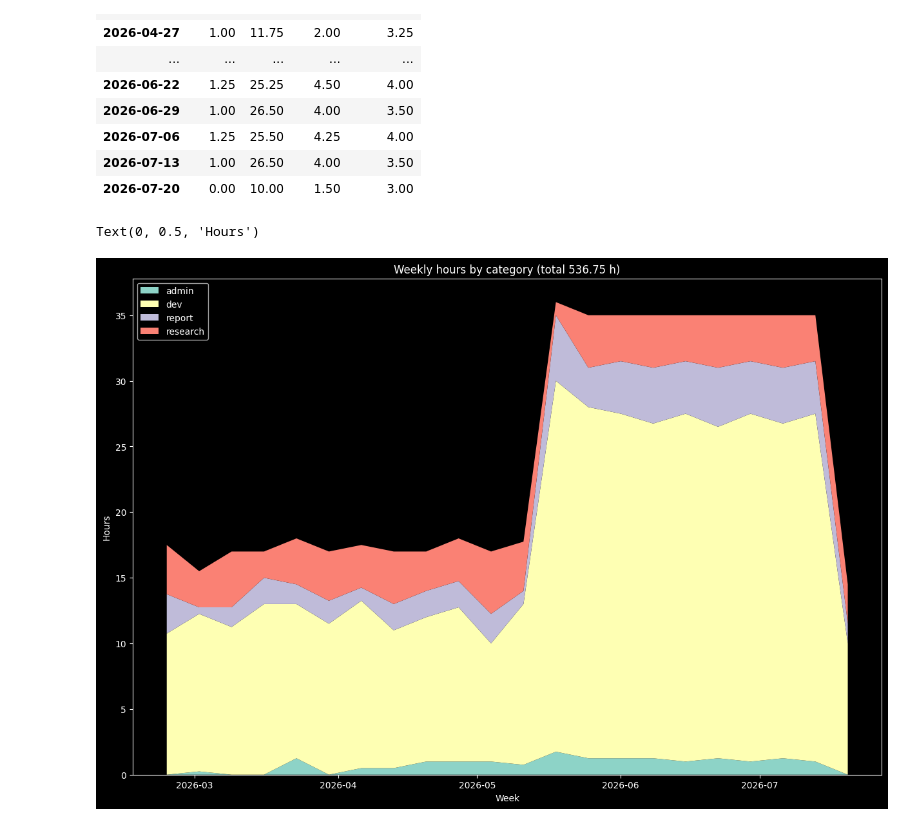
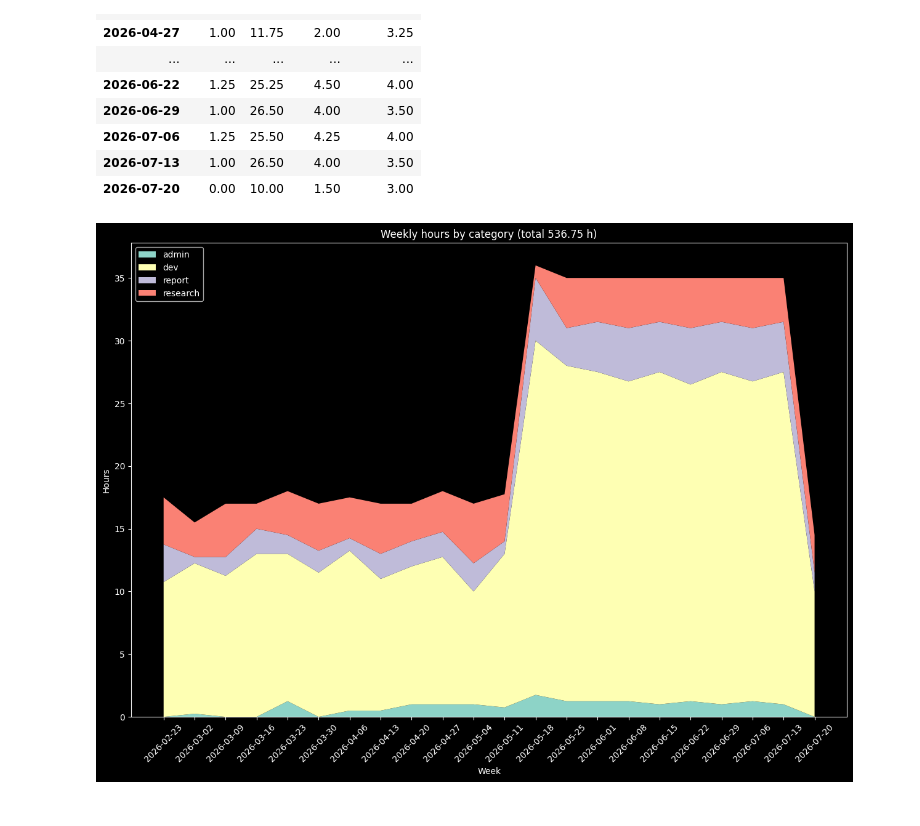
Before and after one commit to ansermgw/work-journal-tool, a Jupyter notebook: prototype.ipynb, the cells around one changed output. Cells and saved outputs as stored; diff of their text form; code cells hidden in the pictures.

Commit message:
feat: update visualisation

```diff
--- a/prototype.ipynb
+++ b/prototype.ipynb
@@ -63,16 +63,20 @@ weekly_df_pivoted
 # %%
 fig, ax = plt.subplots(figsize=(15, 10))
 
 ax.stackplot(
         weekly_df_pivoted.index.to_pydatetime(),
         weekly_df_pivoted.T.values,
         labels=[str(c) for c in weekly_df_pivoted.columns],
     )
 
 ax.legend()
 ax.set_title(f"Weekly hours by category (total {df['duration_hours'].sum():.2f} h)")
 ax.set_xlabel("Week")
 ax.set_ylabel("Hours")
+ax.set_xticks(weekly_df_pivoted.index.to_pydatetime())
+
+for label in ax.get_xticklabels():
+    label.set_rotation(45)
+    label.set_ha("right")
 # %% [output]
-Text(0, 0.5, 'Hours')
-[figure, old version]
+[figure, new version]
```
Also changed, not shown: 2 other files.
